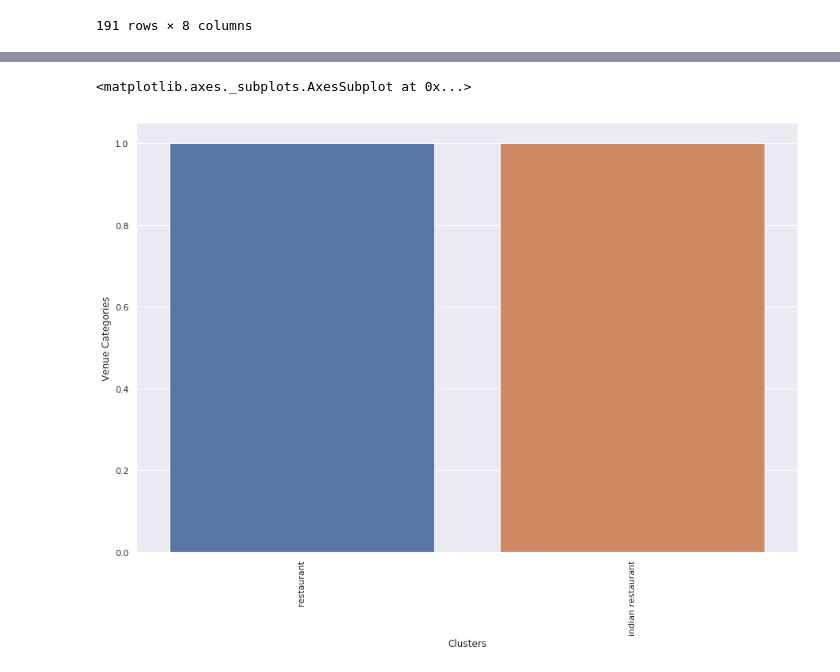
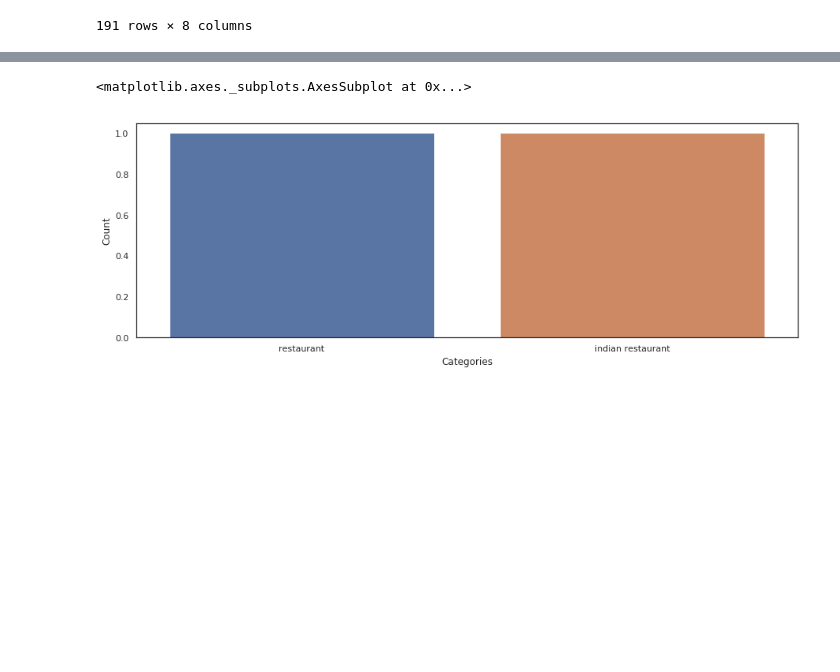
Before and after one commit to virendhanwani/Coursera_Capstone, a Jupyter notebook: Battle_of_hoods.ipynb, the cells around one changed output, grey strips where cells are left out. Drawn from its saved outputs; the diff is of its cells as text; code cells hidden in the pictures; blank space fills up the shorter version.

```diff
--- a/Battle_of_hoods.ipynb
+++ b/Battle_of_hoods.ipynb
@@ -57,8 +58,8 @@ map_abad
 # %% [output]
 [interactive output not drawn]
 # %%
-CLIENT_ID = '4EDTWLS3HUX5C4BFIANTNTGN1VGNCDJDNPC5HX3KU2MKM3SP' # your Foursquare ID
-CLIENT_SECRET = 'CN3MRIKHFLGVLQEJBLYRBEM0JBYQS1PCNEX0K4GAAEFQNZBN' # your Foursquare Secret
+CLIENT_ID = '****' # your Foursquare ID
+CLIENT_SECRET = '*****' # your Foursquare Secret
 VERSION = '20190913' # Foursquare API version
 category_id = '4d4b7105d754a06374d81259'
 LIMIT = 50
@@ -284,6 +285,8 @@ for k in K:
     km = km.fit(abad_grp_cluster)
     Sum_of_squared_distances.append(km.inertia_)
 # %%
+sns.set(rc={'figure.figsize':(15,5)})
+sns.set(style="white")
 kmeans_plot = sns.lineplot(x=K, y=Sum_of_squared_distances,color= '#58508d')
 kmeans_plot.set(xlabel='Values of K', ylabel='Sum of Squared distances')
 kmeans_plot
@@ -382,8 +400,10 @@ clust_cat_plot
 # %%
+sns.set(rc={'figure.figsize':(15,5)})
+sns.set(style="white")
+
 cluster_0 = abad_venues.loc[abad_venues['Cluster Labels'] == 0]
-
 clust_cat_plot = sns.barplot(x=cluster_0['Venue Category'].value_counts().index, y=cluster_0['Venue Category'].value_counts(), data=cluster_0)
-clust_cat_plot.set(xlabel='Clusters', ylabel='Venue Categories')
+clust_cat_plot.set(xlabel='Categories', ylabel='Count')
 for item in clust_cat_plot.get_xticklabels():
     item.set_rotation(90)
 clust_cat_plot
@@ -393,12 +413,12 @@ clust_cat_plot
 # %%
+sns.set(rc={'figure.figsize':(15,5)})
+sns.set(style="white")
 cluster_1 = abad_venues.loc[abad_venues['Cluster Labels'] == 1]
 
 clust1_cat_plot = sns.barplot(x=cluster_1['Venue Category'].value_counts().index, y=cluster_1['Venue Category'].value_counts(), data=cluster_1)
-clust1_cat_plot.set(xlabel='Clusters', ylabel='Venue Categories')
-for item in clust1_cat_plot.get_xticklabels():
-    item.set_rotation(90)
+clust1_cat_plot.set(xlabel='Categories', ylabel='Count')
 clust1_cat_plot
 # %% [output]
 <matplotlib.axes._subplots.AxesSubplot at 0x...>
-[figure, old version]
+[figure, new version]
 # %%
```
Also changed, not shown: parts of 9 cells of this notebook.
